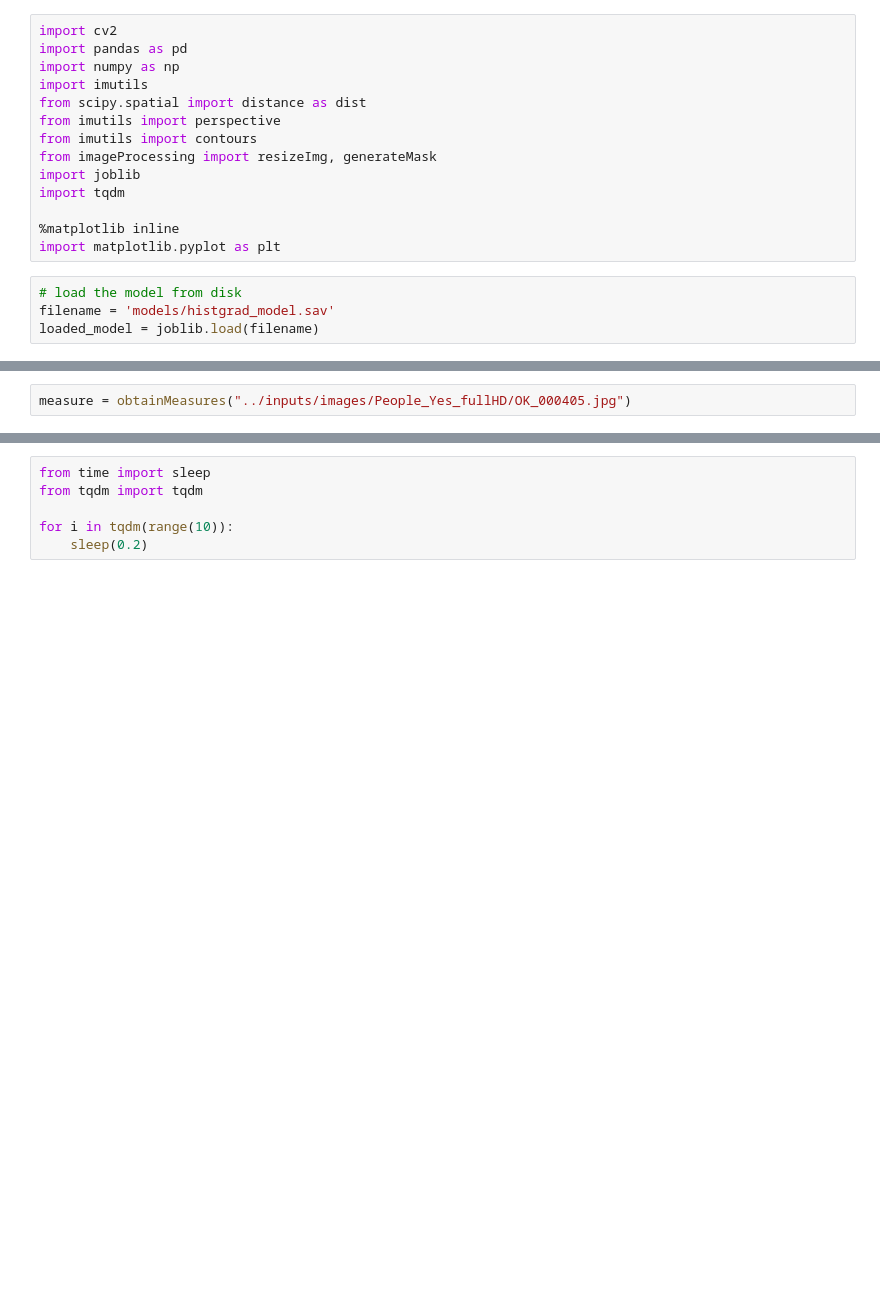
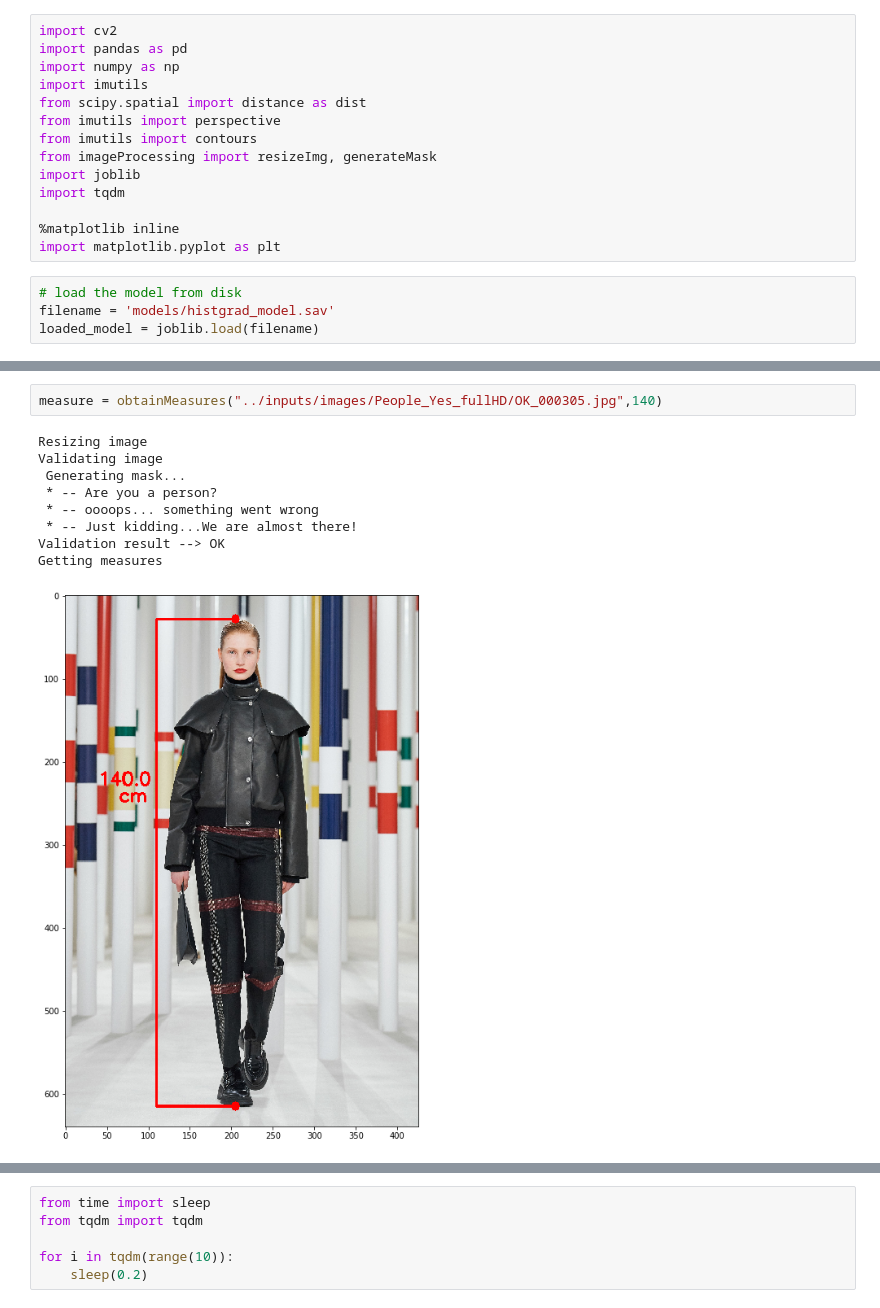
Before and after one commit to MdeMaic/SizeFit_Project, a Jupyter notebook: src/ObtainMeasures.ipynb, the cells around one changed output, grey strips where cells are left out. Saved outputs shown, nothing was run; the diff lists cells and outputs as text; blank space fills up the shorter version.

```diff
--- a/src/ObtainMeasures.ipynb
+++ b/src/ObtainMeasures.ipynb
@@ -230,4 +235,14 @@ altura:140
 # %%
-measure = obtainMeasures("../inputs/images/People_Yes_fullHD/OK_000405.jpg")
+measure = obtainMeasures("../inputs/images/People_Yes_fullHD/OK_000305.jpg",140)
+# %% [output]
+Resizing image
+Validating image
+ Generating mask...
+ * -- Are you a person?
+ * -- oooops... something went wrong
+ * -- Just kidding...We are almost there!
+Validation result --> OK
+Getting measures
+[figure, added]
 # %%
 p="../inputs/images/Posture_Yes/modelo1.jpg"
```
Also changed, not shown: parts of 5 cells of this notebook, 1 other file.
